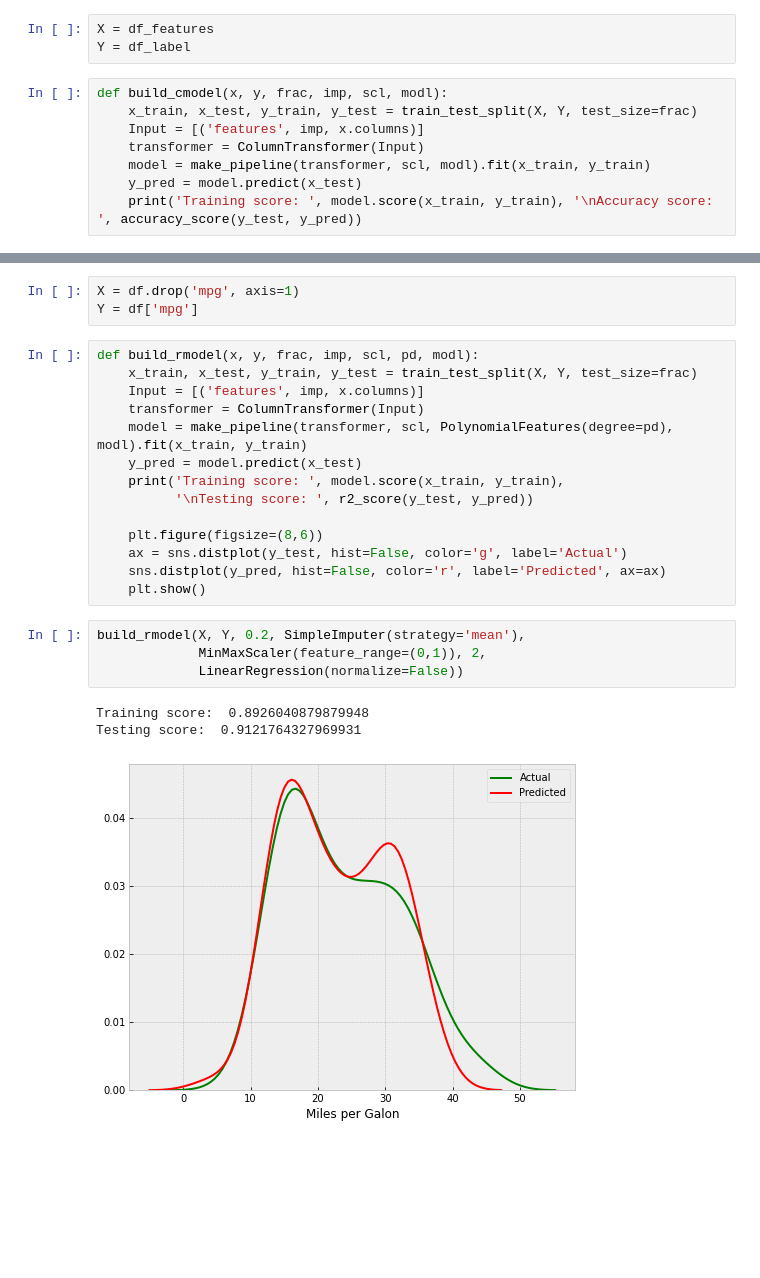
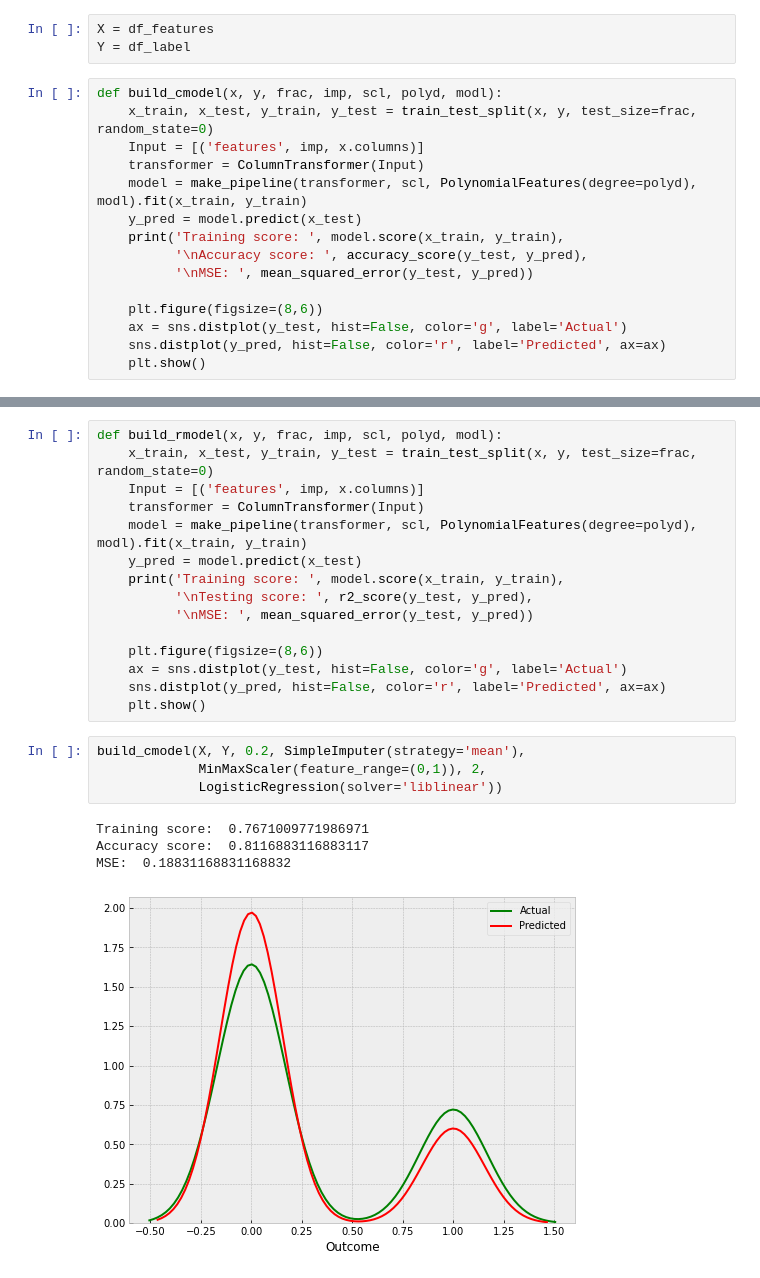
Before and after one commit to omotayo-alade/Scripts_Notebooks, a Jupyter notebook: notebooks/machine_learning.ipynb, the cells around one changed output, grey strips where cells are left out. Cells and saved outputs as stored; diff of their text form; blank space fills up the shorter version.

Commit message:
build pipeline for feature imputation, scaling, regression and classification models

```diff
--- a/notebooks/machine_learning.ipynb
+++ b/notebooks/machine_learning.ipynb
@@ -619,10 +629,17 @@ df_features['BMI'].replace(0, np.nan, inplace=True)
 X = df_features
 Y = df_label
 # %%
-def build_cmodel(x, y, frac, imp, scl, modl):
-    x_train, x_test, y_train, y_test = train_test_split(X, Y, test_size=frac)
+def build_cmodel(x, y, frac, imp, scl, polyd, modl):
+    x_train, x_test, y_train, y_test = train_test_split(x, y, test_size=frac, random_state=0)
     Input = [('features', imp, x.columns)]
     transformer = ColumnTransformer(Input)
-    model = make_pipeline(transformer, scl, modl).fit(x_train, y_train)
+    model = make_pipeline(transformer, scl, PolynomialFeatures(degree=polyd), modl).fit(x_train, y_train)
     y_pred = model.predict(x_test)
-    print('Training score: ', model.score(x_train, y_train), '\nAccuracy score: ', accuracy_score(y_test, y_pred))
+    print('Training score: ', model.score(x_train, y_train),
+          '\nAccuracy score: ', accuracy_score(y_test, y_pred),
+          '\nMSE: ', mean_squared_error(y_test, y_pred))
+
+    plt.figure(figsize=(8,6))
+    ax = sns.distplot(y_test, hist=False, color='g', label='Actual')
+    sns.distplot(y_pred, hist=False, color='r', label='Predicted', ax=ax)
+    plt.show()
@@ -665,25 +646,24 @@ memory usage: 31.2 KB
-# %%
-X = df.drop('mpg', axis=1)
-Y = df['mpg']
 # %%
-def build_rmodel(x, y, frac, imp, scl, pd, modl):
-    x_train, x_test, y_train, y_test = train_test_split(X, Y, test_size=frac)
+def build_rmodel(x, y, frac, imp, scl, polyd, modl):
+    x_train, x_test, y_train, y_test = train_test_split(x, y, test_size=frac, random_state=0)
     Input = [('features', imp, x.columns)]
     transformer = ColumnTransformer(Input)
-    model = make_pipeline(transformer, scl, PolynomialFeatures(degree=pd), modl).fit(x_train, y_train)
+    model = make_pipeline(transformer, scl, PolynomialFeatures(degree=polyd), modl).fit(x_train, y_train)
     y_pred = model.predict(x_test)
     print('Training score: ', model.score(x_train, y_train),
-          '\nTesting score: ', r2_score(y_test, y_pred))
+          '\nTesting score: ', r2_score(y_test, y_pred),
+          '\nMSE: ', mean_squared_error(y_test, y_pred))
 
     plt.figure(figsize=(8,6))
     ax = sns.distplot(y_test, hist=False, color='g', label='Actual')
     sns.distplot(y_pred, hist=False, color='r', label='Predicted', ax=ax)
     plt.show()
 # %%
-build_rmodel(X, Y, 0.2, SimpleImputer(strategy='mean'),
+build_cmodel(X, Y, 0.2, SimpleImputer(strategy='mean'),
              MinMaxScaler(feature_range=(0,1)), 2,
-             LinearRegression(normalize=False))
+             LogisticRegression(solver='liblinear'))
 # %% [output]
-Training score:  0.8926040879879948
-Testing score:  0.9121764327969931
+Training score:  0.7671009771986971
+Accuracy score:  0.8116883116883117
+MSE:  0.18831168831168832
-[figure, old version]
+[figure, new version]
```
Also changed, not shown: parts of 27 cells of this notebook.
